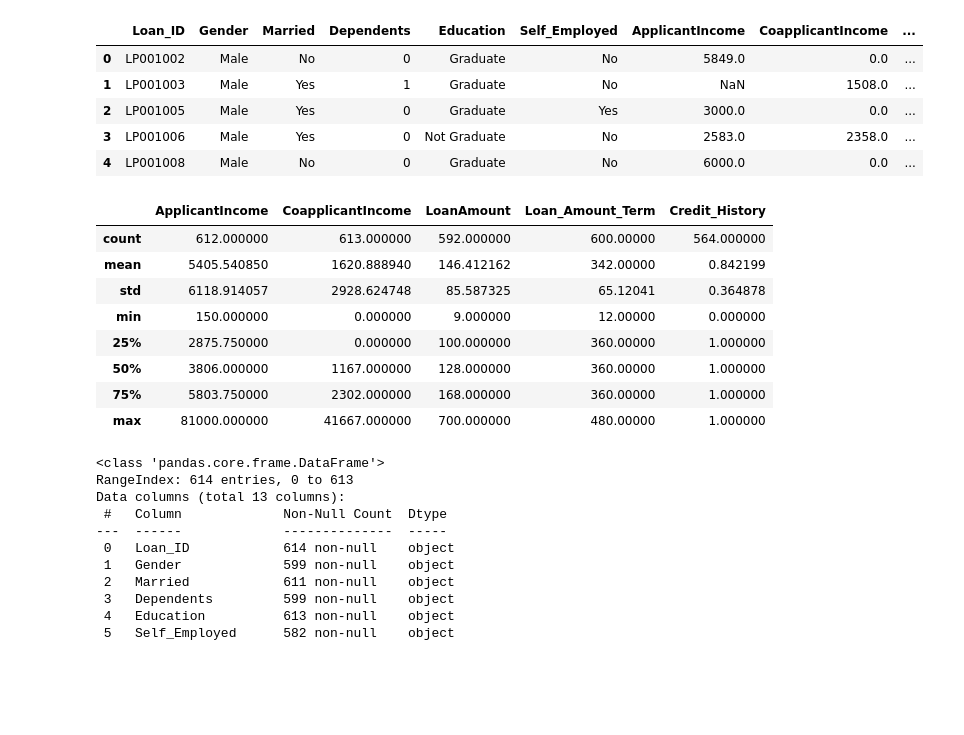
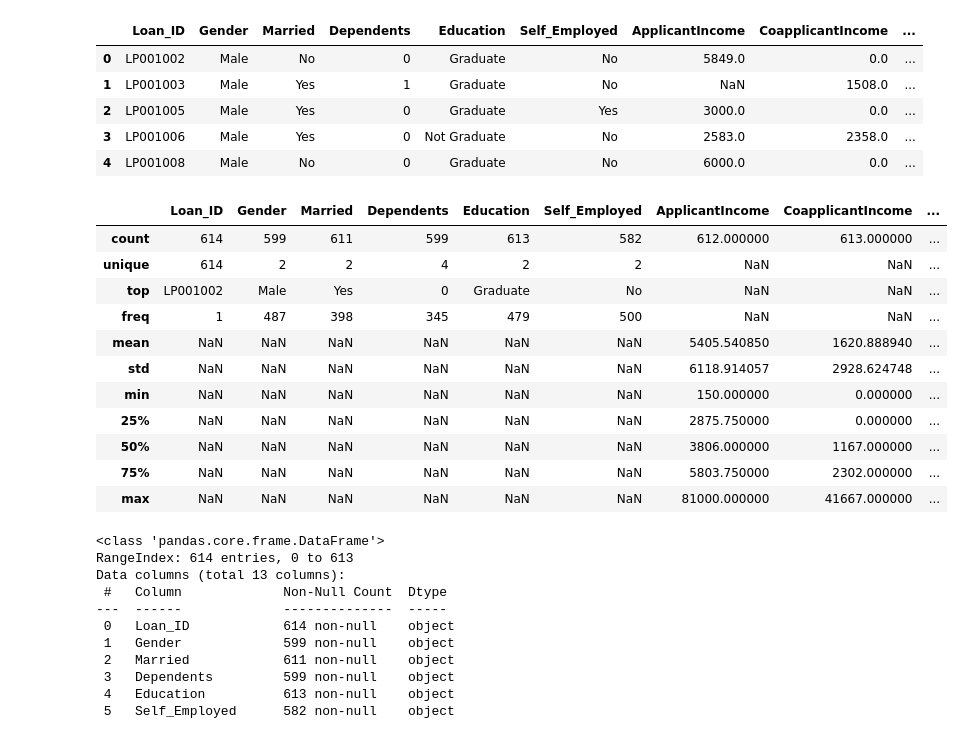
Before and after one commit to LoneCoder21/Loan-Eligibility, a Jupyter notebook: loaneligibility.ipynb, the cells around one changed output. Drawn from its saved outputs; the diff is of its cells as text; code cells hidden in the pictures; blank space fills up the shorter version.

```diff
--- a/loaneligibility.ipynb
+++ b/loaneligibility.ipynb
@@ -23,17 +23,20 @@ data.head() # show only a few tuples to get an idea of the dataset
 | 3 | LP001006 | Male | Yes | 0 | Not Graduate | No | 2583.0 | 2358.0 | ... |
 | 4 | LP001008 | Male | No | 0 | Graduate | No | 6000.0 | 0.0 | ... |
 # %%
-data.describe() # Show basic summary of the data
+data.describe(include='all') # Show basic summary of the data including the categorical features
 # %% [output]
-|  | ApplicantIncome | CoapplicantIncome | LoanAmount | Loan_Amount_Term | Credit_History |
-| count | 612.000000 | 613.000000 | 592.000000 | 600.00000 | 564.000000 |
-| mean | 5405.540850 | 1620.888940 | 146.412162 | 342.00000 | 0.842199 |
-| std | 6118.914057 | 2928.624748 | 85.587325 | 65.12041 | 0.364878 |
-| min | 150.000000 | 0.000000 | 9.000000 | 12.00000 | 0.000000 |
-| 25% | 2875.750000 | 0.000000 | 100.000000 | 360.00000 | 1.000000 |
-| 50% | 3806.000000 | 1167.000000 | 128.000000 | 360.00000 | 1.000000 |
-| 75% | 5803.750000 | 2302.000000 | 168.000000 | 360.00000 | 1.000000 |
-| max | 81000.000000 | 41667.000000 | 700.000000 | 480.00000 | 1.000000 |
+|  | Loan_ID | Gender | Married | Dependents | Education | Self_Employed | ApplicantIncome | CoapplicantIncome | ... |
+| count | 614 | 599 | 611 | 599 | 613 | 582 | 612.000000 | 613.000000 | ... |
+| unique | 614 | 2 | 2 | 4 | 2 | 2 | NaN | NaN | ... |
+| top | LP001002 | Male | Yes | 0 | Graduate | No | NaN | NaN | ... |
+| freq | 1 | 487 | 398 | 345 | 479 | 500 | NaN | NaN | ... |
+| mean | NaN | NaN | NaN | NaN | NaN | NaN | 5405.540850 | 1620.888940 | ... |
+| std | NaN | NaN | NaN | NaN | NaN | NaN | 6118.914057 | 2928.624748 | ... |
+| min | NaN | NaN | NaN | NaN | NaN | NaN | 150.000000 | 0.000000 | ... |
+| 25% | NaN | NaN | NaN | NaN | NaN | NaN | 2875.750000 | 0.000000 | ... |
+| 50% | NaN | NaN | NaN | NaN | NaN | NaN | 3806.000000 | 1167.000000 | ... |
+| 75% | NaN | NaN | NaN | NaN | NaN | NaN | 5803.750000 | 2302.000000 | ... |
+| max | NaN | NaN | NaN | NaN | NaN | NaN | 81000.000000 | 41667.000000 | ... |
 # %%
 data.info() # counts and data types of different features
 # %% [output]
```
Also changed, not shown: parts of 17 cells of this notebook.
